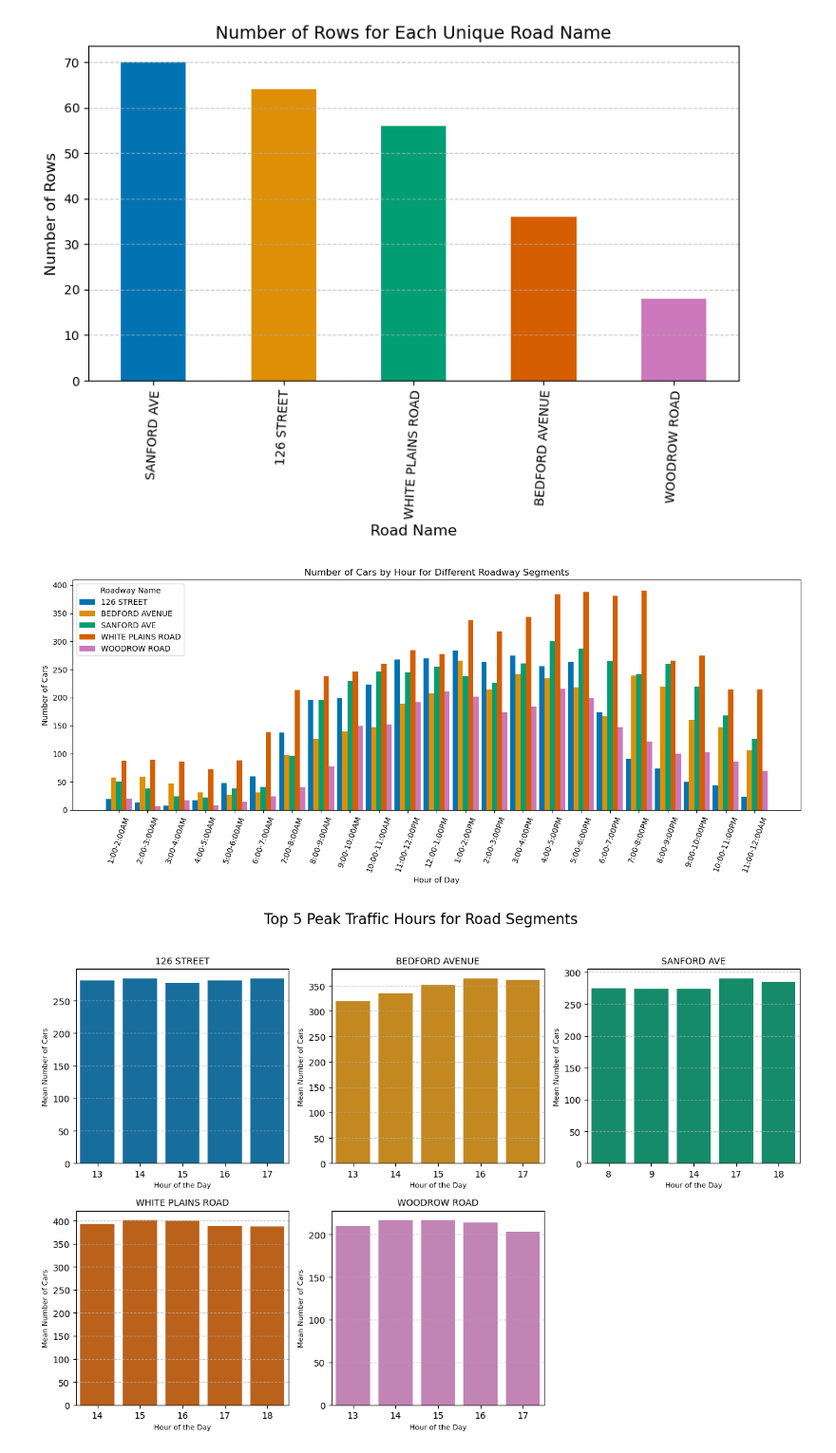
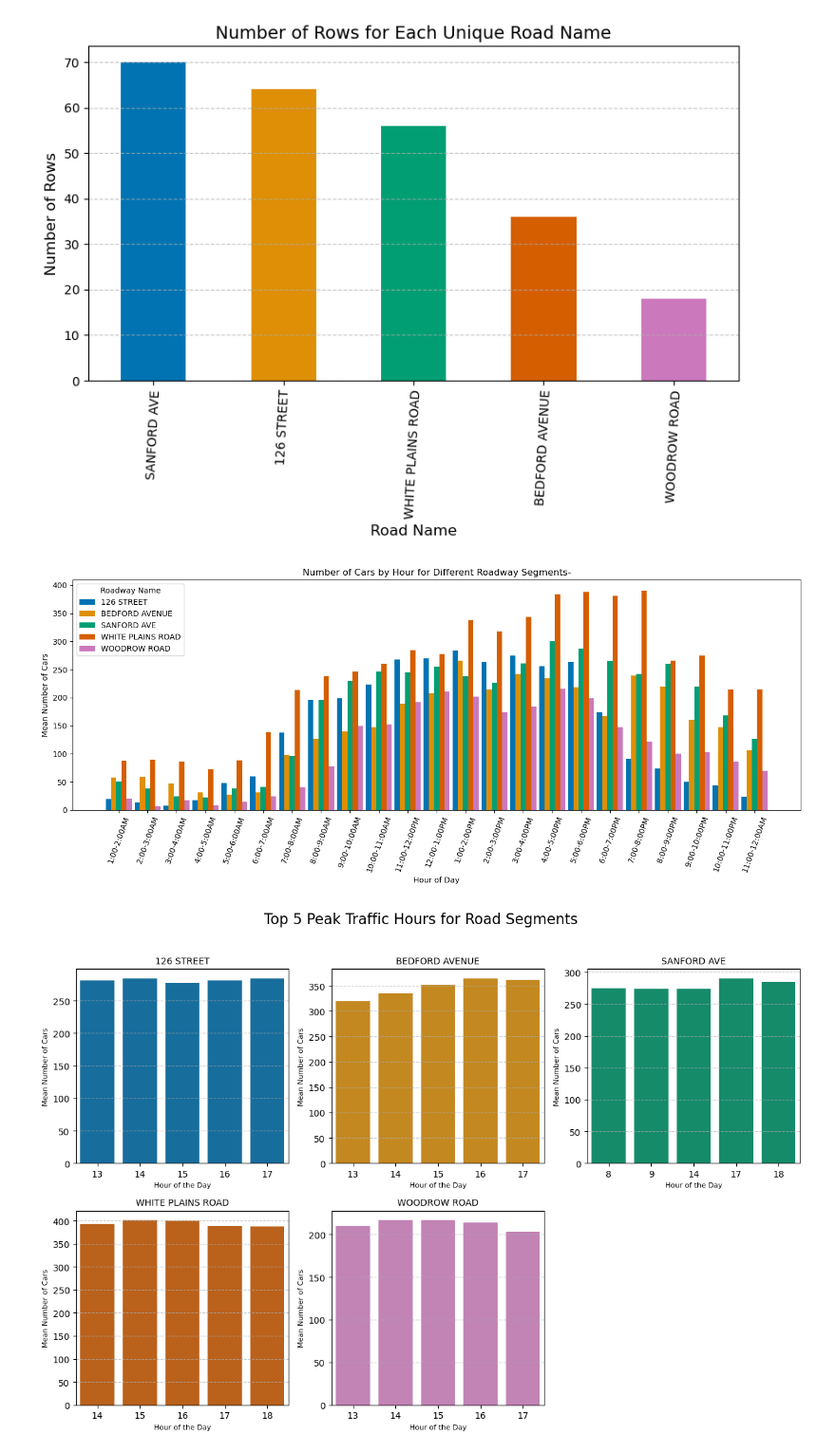
Before and after one commit to TerjeOtsa/Group3_Evolutionary-algorithms, a Jupyter notebook: Problem_1/data_exploration.ipynb, the cells around one changed output. Shown at 95% size. Saved outputs shown, nothing was run; the diff lists cells and outputs as text; code cells hidden in the pictures.

```diff
--- a/Problem_1/data_exploration.ipynb
+++ b/Problem_1/data_exploration.ipynb
@@ -91,35 +91,35 @@ def plot_grouped_mean_cars(df):
     roadway_names = df['Roadway Name'].unique()
     hour_labels = df['Hour'].unique()  # Unique hour labels
     x = np.arange(len(hour_labels))  # x locations for each hour
     bar_width = 0.18  # Width of the bars
     colors = sns.color_palette("colorblind", 5)
 
 
 
     # Create a dictionary to hold car counts for each roadway and hour
     car_counts = {roadway: np.zeros(len(hour_labels)) for roadway in roadway_names}
 
     # Populate the car_counts dictionary
     for roadway in roadway_names:
         group = df[df['Roadway Name'] == roadway]
         for idx, hour in enumerate(hour_labels):
             car_counts[roadway][idx] = group[group['Hour'] == hour]['Cars'].values[0] if not group[group['Hour'] == hour].empty else 0
 
     # Create bars for each roadway
     for i, roadway in enumerate(roadway_names):
         plt.bar(x + i * bar_width, car_counts[roadway], width=bar_width, color=colors[i], label=roadway, alpha=1)
 
     # Customizing the x-ticks
     plt.xlabel('Hour of Day')
-    plt.ylabel('Number of Cars')
+    plt.ylabel('Mean Number of Cars')
     plt.title('Number of Cars by Hour for Different Roadway Segments-')
     plt.xticks(x + bar_width * (len(roadway_names) - 1) / 2, hour_labels, rotation=70)  # Center the hour labels
     plt.legend(title='Roadway Name')
     plt.tight_layout()
     plt.show()
 plot_grouped_mean_cars(df_vol_combined)
 # %% [output]
-[figure, old version]
+[figure, new version]
 # %%
 def plot_peak_hours_2x2(df, top_n=5):
     """
```
Also changed, not shown: 14 other files.
